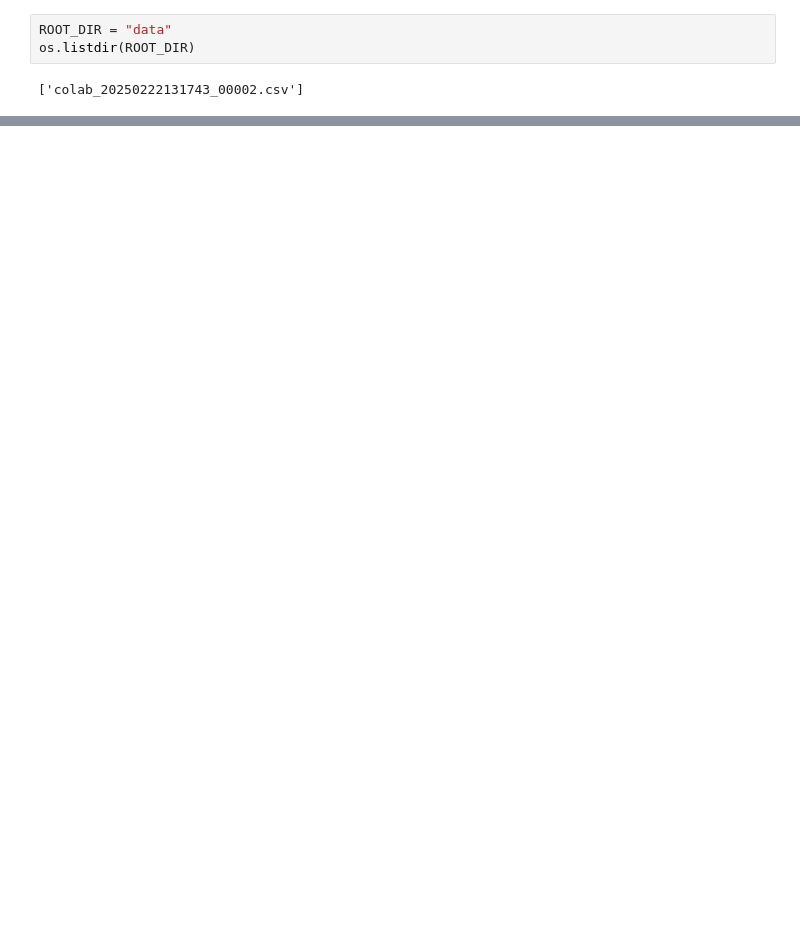
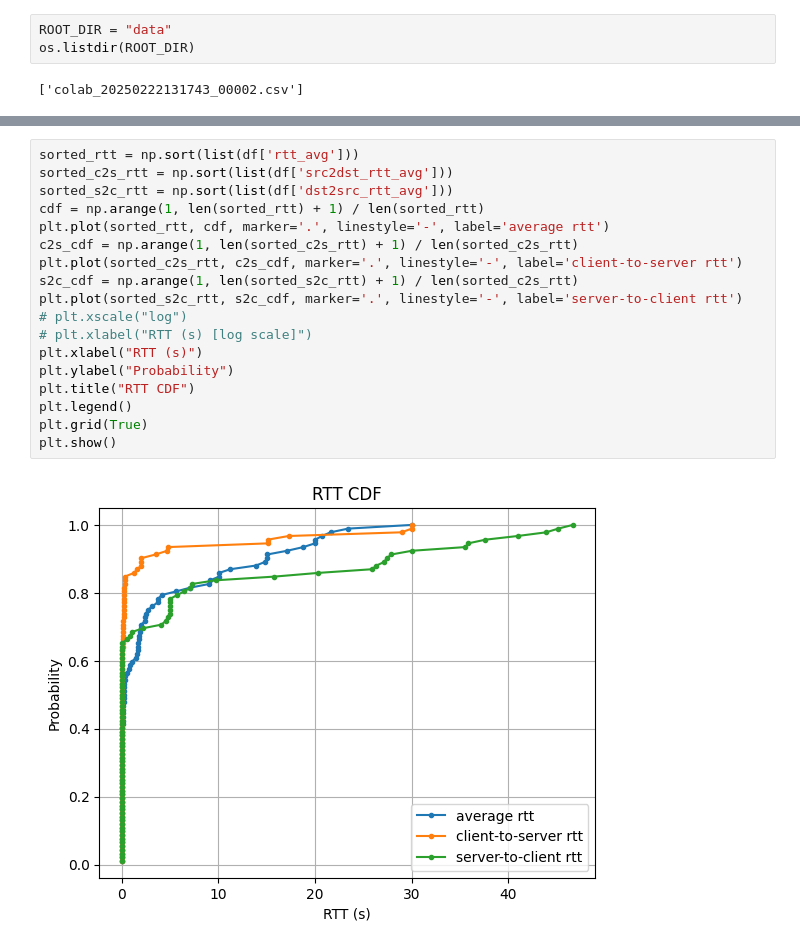
Before and after one commit to bella-xia/internet_measurement_project, a Jupyter notebook: analytics_tcp/stream_data_checker.ipynb, the cells around one changed output, grey strips where cells are left out. Cells and saved outputs as stored; diff of their text form; blank space fills up the shorter version.

```diff
--- a/analytics_tcp/stream_data_checker.ipynb
+++ b/analytics_tcp/stream_data_checker.ipynb
@@ -93,0 +58,20 @@ df[df['num_tls'] > 0]
+# %%
+sorted_rtt = np.sort(list(df['rtt_avg']))
+sorted_c2s_rtt = np.sort(list(df['src2dst_rtt_avg']))
+sorted_s2c_rtt = np.sort(list(df['dst2src_rtt_avg']))
+cdf = np.arange(1, len(sorted_rtt) + 1) / len(sorted_rtt)
+plt.plot(sorted_rtt, cdf, marker='.', linestyle='-', label='average rtt')
+c2s_cdf = np.arange(1, len(sorted_c2s_rtt) + 1) / len(sorted_c2s_rtt)
+plt.plot(sorted_c2s_rtt, c2s_cdf, marker='.', linestyle='-', label='client-to-server rtt')
+s2c_cdf = np.arange(1, len(sorted_s2c_rtt) + 1) / len(sorted_c2s_rtt)
+plt.plot(sorted_s2c_rtt, s2c_cdf, marker='.', linestyle='-', label='server-to-client rtt')
+# plt.xscale("log")
+# plt.xlabel("RTT (s) [log scale]")
+plt.xlabel("RTT (s)")
+plt.ylabel("Probability")
+plt.title("RTT CDF")
+plt.legend()
+plt.grid(True)
+plt.show()
+# %% [output]
+[figure, added]
```
Also changed, not shown: parts of 10 cells of this notebook, 13 other files.
